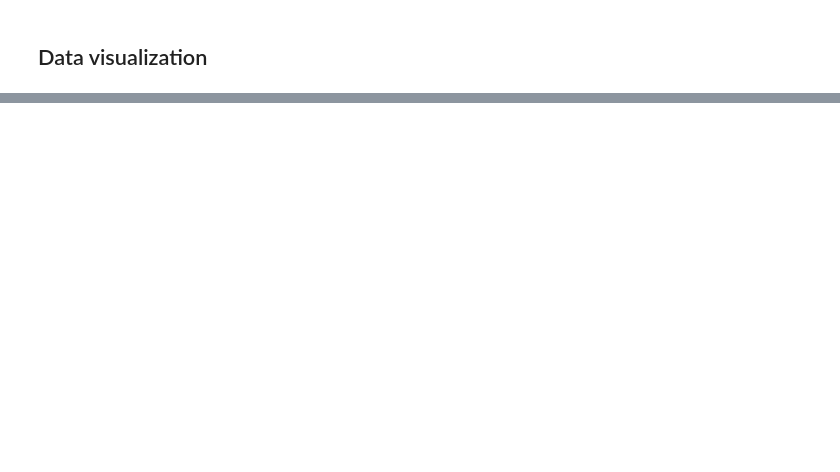
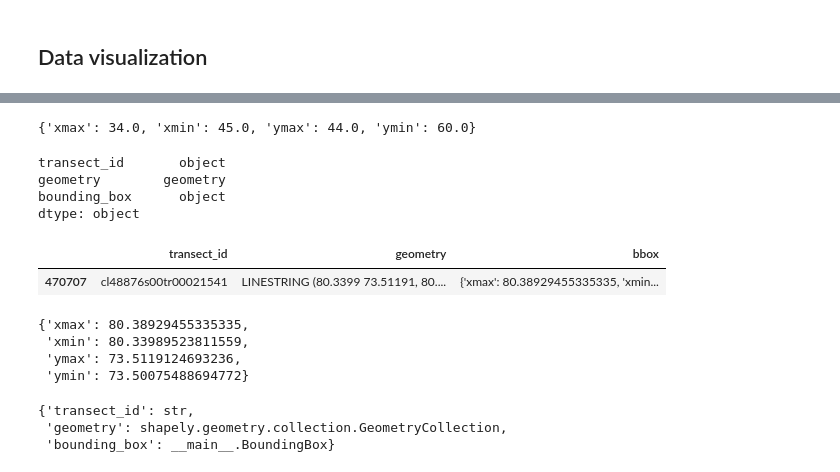
Before and after one commit to FlorisCalkoen/coastapp, a Jupyter notebook: notebooks/Untitled.ipynb, the cells around one changed output, grey strips where cells are left out. Saved outputs shown, nothing was run; the diff lists cells and outputs as text; code cells hidden in the pictures; blank space fills up the shorter version.

```diff
--- a/notebooks/Untitled.ipynb
+++ b/notebooks/Untitled.ipynb
@@ -179,0 +835,37 @@ gdf2.shape
+# %%
+BoundingBox(*linestring.bounds).to_dict()
+# %% [output]
+{'xmax': 34.0, 'xmin': 45.0, 'ymax': 44.0, 'ymin': 60.0}
+# %%
+Transect.null().empty_frame().dtypes
+# %% [output]
+transect_id       object
+geometry        geometry
+bounding_box      object
+dtype: object
+# %%
+import dask_geopandas
+
+ddf = dask_geopandas.read_parquet(
+    "az://gcts/release/2024-08-02/*.parquet", storage_options=storage_options
+).partitions[0]
+record = ddf.sample(frac=0.00001).compute().sample(1)
+# %%
+record[["transect_id", "geometry", "bbox"]]
+# %% [output]
+|  | transect_id | geometry | bbox |
+| 470707 | cl48876s00tr00021541 | LINESTRING (80.3399 73.51191, 80.... | {'xmax': 80.38929455335335, 'xmin... |
+# %%
+record.bbox.item()
+# %% [output]
+{'xmax': 80.38929455335335,
+ 'xmin': 80.33989523811559,
+ 'ymax': 73.5119124693236,
+ 'ymin': 73.50075488694772}
+# %%
+linestring = LineString([[34, 45], [44, 60]])
+Transect(transect_id="a", geometry=linestring, bounding_box=linestring.bounds).to_meta()
+# %% [output]
+{'transect_id': str,
+ 'geometry': shapely.geometry.collection.GeometryCollection,
+ 'bounding_box': __main__.BoundingBox}
```
Also changed, not shown: parts of 44 cells of this notebook, 8 other files.
